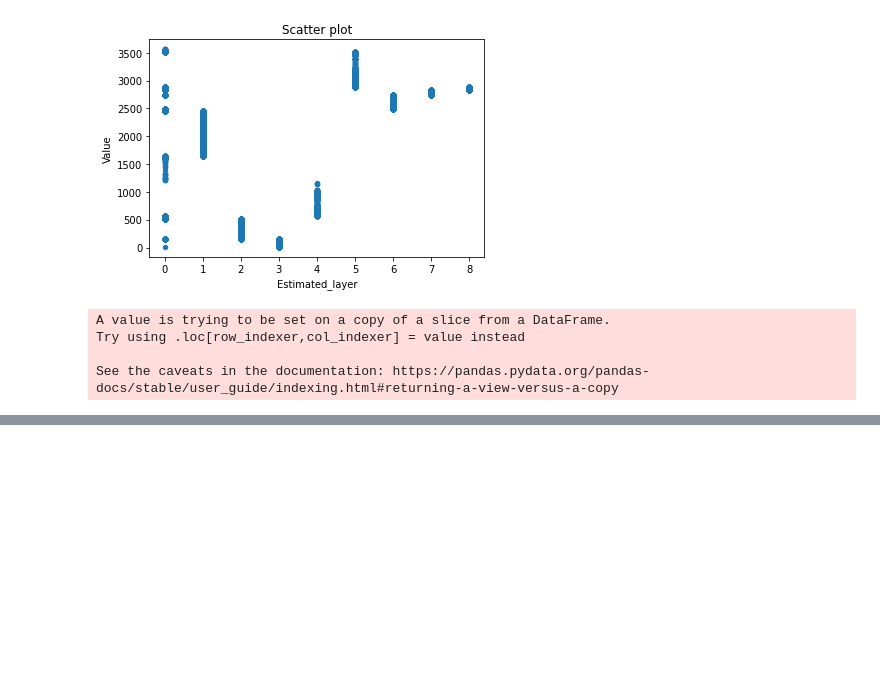
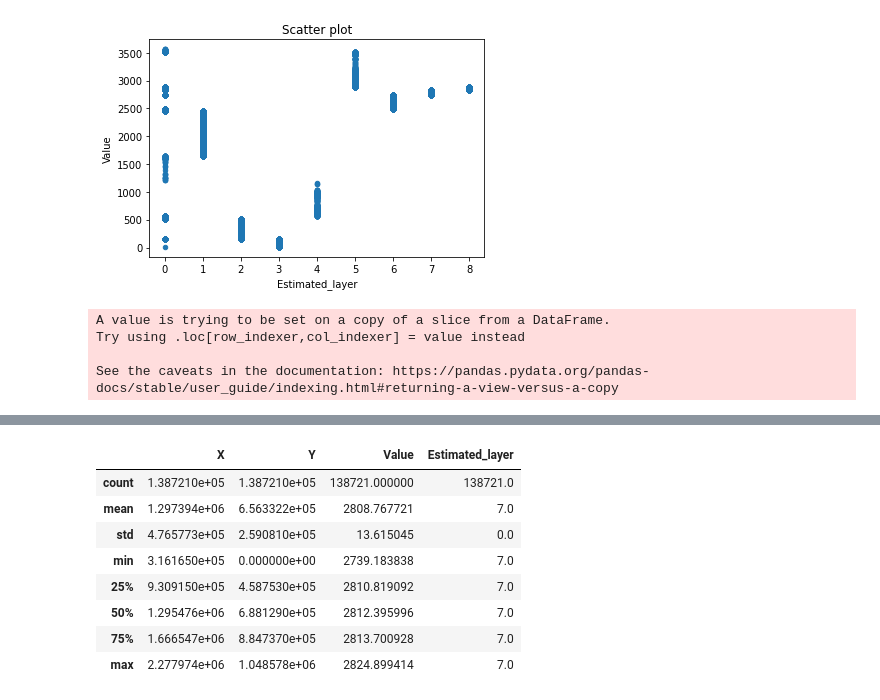
Before and after one commit to Priyanka-Kugapriya/Clustering_notebook, a Jupyter notebook: Scatter plot.ipynb, the cells around one changed output, grey strips where cells are left out. Saved outputs shown, nothing was run; the diff lists cells and outputs as text; code cells hidden in the pictures; blank space fills up the shorter version.

```diff
--- a/Scatter plot.ipynb
+++ b/Scatter plot.ipynb
@@ -197,0 +222,12 @@ fig.show()
+# %%
+df3_plot7.describe()
+# %% [output]
+|  | X | Y | Value | Estimated_layer |
+| count | 1.387210e+05 | 1.387210e+05 | 138721.000000 | 138721.0 |
+| mean | 1.297394e+06 | 6.563322e+05 | 2808.767721 | 7.0 |
+| std | 4.765773e+05 | 2.590810e+05 | 13.615045 | 0.0 |
+| min | 3.161650e+05 | 0.000000e+00 | 2739.183838 | 7.0 |
+| 25% | 9.309150e+05 | 4.587530e+05 | 2810.819092 | 7.0 |
+| 50% | 1.295476e+06 | 6.881290e+05 | 2812.395996 | 7.0 |
+| 75% | 1.666547e+06 | 8.847370e+05 | 2813.700928 | 7.0 |
+| max | 2.277974e+06 | 1.048578e+06 | 2824.899414 | 7.0 |
```
Also changed, not shown: parts of 8 cells of this notebook.
